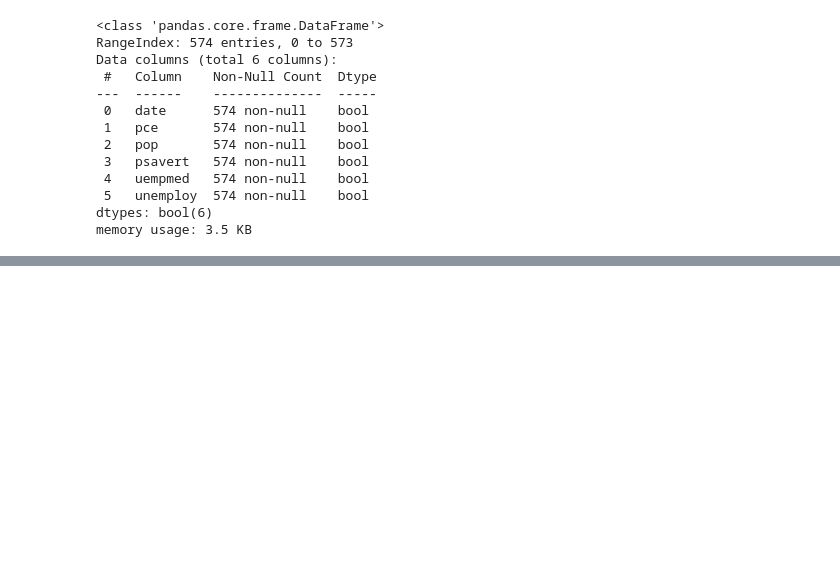
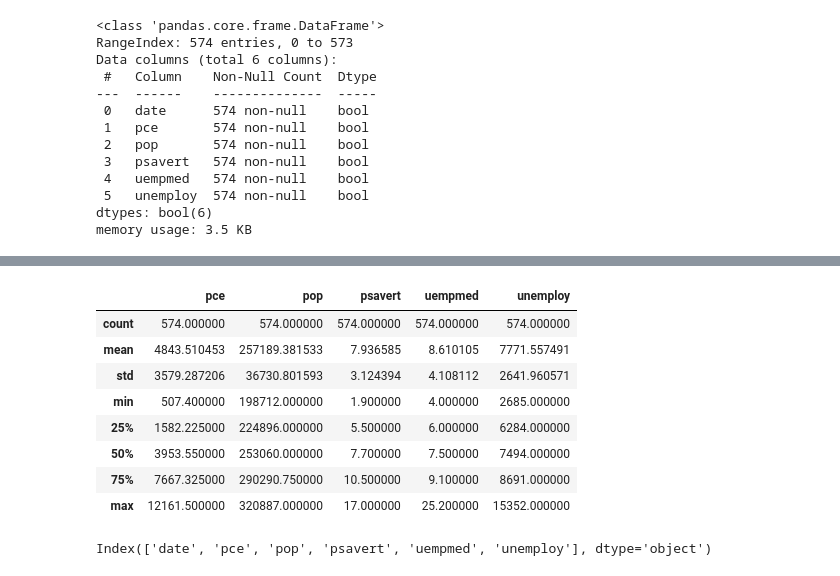
Before and after one commit to falcon1614/Data-Science, a Jupyter notebook: Pandas/Read_and_Write.ipynb, the cells around one changed output, grey strips where cells are left out. Cells and saved outputs as stored; diff of their text form; code cells hidden in the pictures; blank space fills up the shorter version.

```diff
--- a/Pandas/Read_and_Write.ipynb
+++ b/Pandas/Read_and_Write.ipynb
@@ -101,0 +211,16 @@ memory usage: 3.5 KB
+# %%
+df.describe()
+# %% [output]
+|  | pce | pop | psavert | uempmed | unemploy |
+| count | 574.000000 | 574.000000 | 574.000000 | 574.000000 | 574.000000 |
+| mean | 4843.510453 | 257189.381533 | 7.936585 | 8.610105 | 7771.557491 |
+| std | 3579.287206 | 36730.801593 | 3.124394 | 4.108112 | 2641.960571 |
+| min | 507.400000 | 198712.000000 | 1.900000 | 4.000000 | 2685.000000 |
+| 25% | 1582.225000 | 224896.000000 | 5.500000 | 6.000000 | 6284.000000 |
+| 50% | 3953.550000 | 253060.000000 | 7.700000 | 7.500000 | 7494.000000 |
+| 75% | 7667.325000 | 290290.750000 | 10.500000 | 9.100000 | 8691.000000 |
+| max | 12161.500000 | 320887.000000 | 17.000000 | 25.200000 | 15352.000000 |
+# %%
+df.columns
+# %% [output]
+Index(['date', 'pce', 'pop', 'psavert', 'uempmed', 'unemploy'], dtype='object')
```
Also changed, not shown: parts of 14 cells of this notebook, 3 other files.
